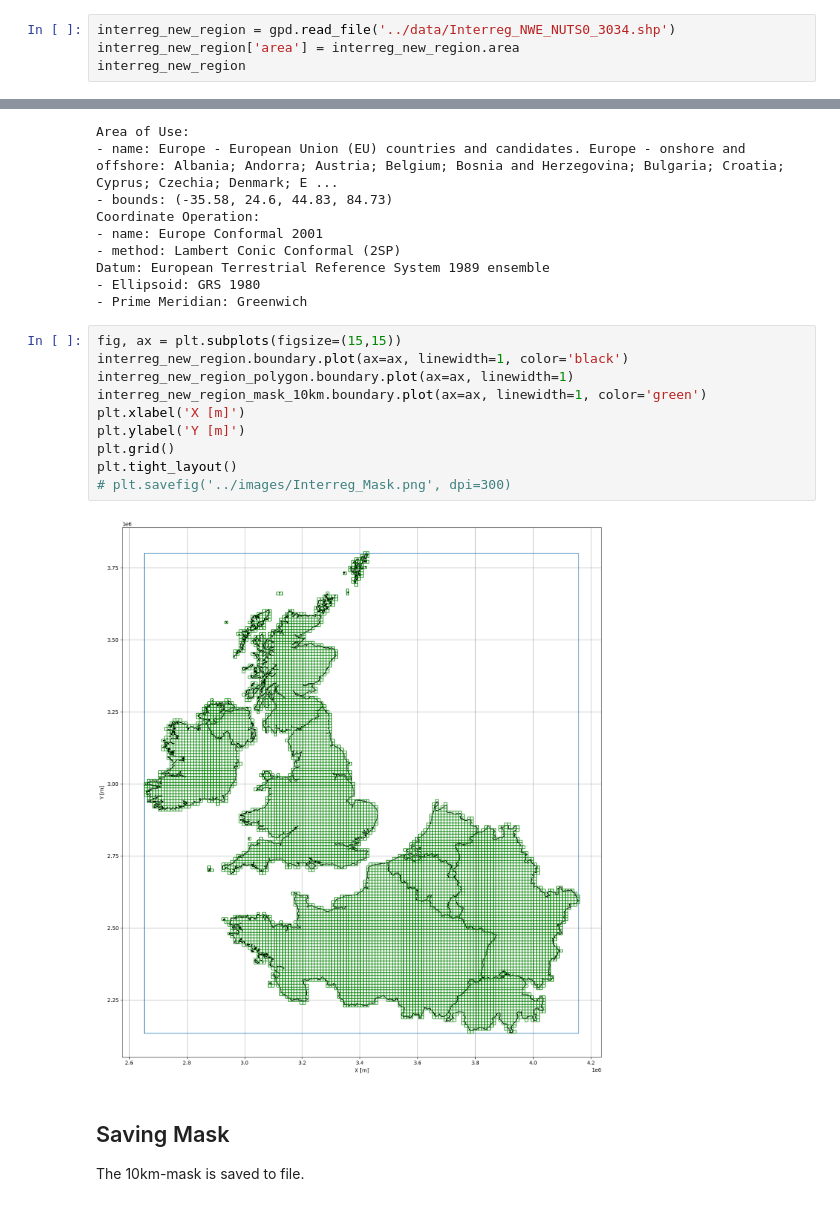
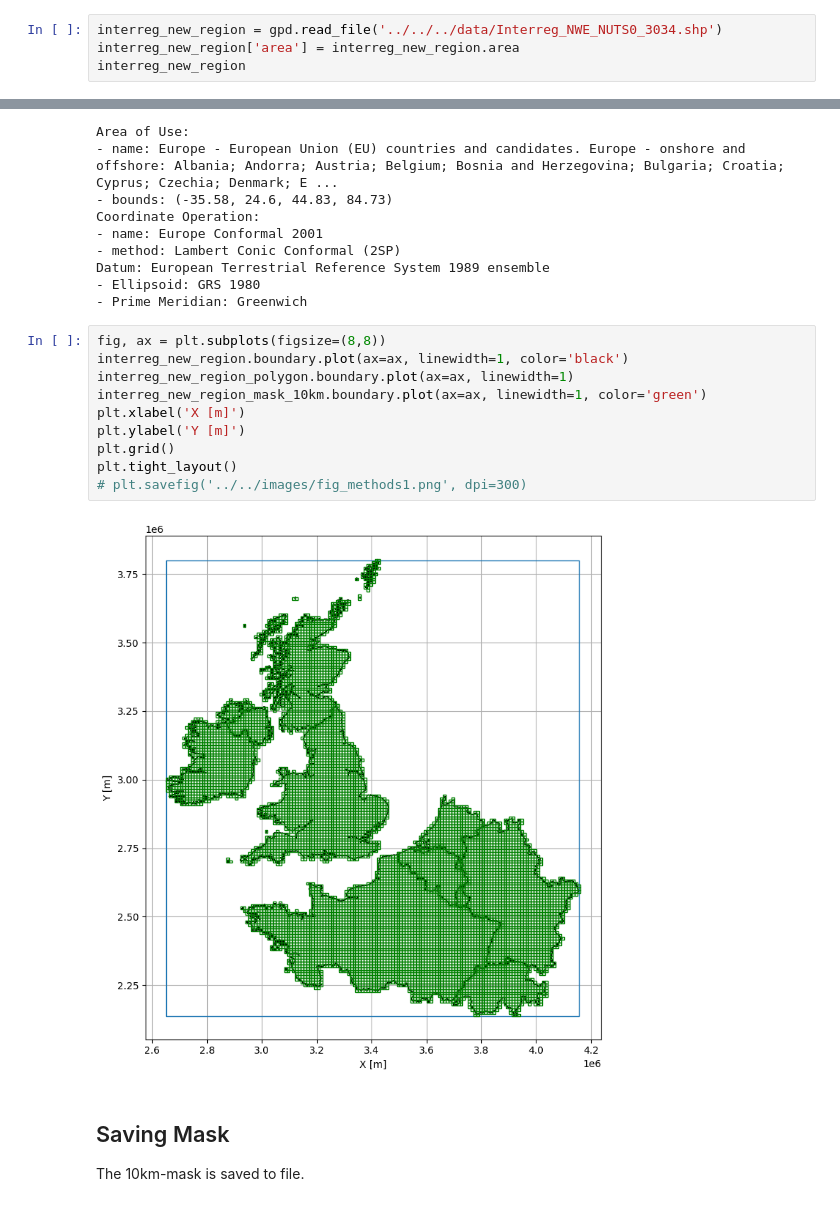
Before and after one commit to AlexanderJuestel/pyheatdemand, a Jupyter notebook: docs/source/notebooks/01_Interreg_NWE_Mask_10km.ipynb, the cells around one changed output, grey strips where cells are left out. Drawn from its saved outputs; the diff is of its cells as text.

```diff
--- a/docs/source/notebooks/01_Interreg_NWE_Mask_10km.ipynb
+++ b/docs/source/notebooks/01_Interreg_NWE_Mask_10km.ipynb
@@ -29,7 +29,7 @@ C:\Users\ale93371\Anaconda3\envs\pygeomechanical\lib\site-packages\numpy\.libs\l
 
 Here, we load the polygons of each country as `GeoDataFrame` to define the mask using `GeoPandas`.
 # %%
-interreg_new_region = gpd.read_file('../data/Interreg_NWE_NUTS0_3034.shp')
+interreg_new_region = gpd.read_file('../../../data/Interreg_NWE_NUTS0_3034.shp')
 interreg_new_region['area'] = interreg_new_region.area
 interreg_new_region
 # %% [output]
@@ -185,17 +185,17 @@ Datum: European Terrestrial Reference System 1989 ensemble
 - Ellipsoid: GRS 1980
 - Prime Meridian: Greenwich
 # %%
-fig, ax = plt.subplots(figsize=(15,15))
+fig, ax = plt.subplots(figsize=(8,8))
 interreg_new_region.boundary.plot(ax=ax, linewidth=1, color='black')
 interreg_new_region_polygon.boundary.plot(ax=ax, linewidth=1)
 interreg_new_region_mask_10km.boundary.plot(ax=ax, linewidth=1, color='green')
 plt.xlabel('X [m]')
 plt.ylabel('Y [m]')
 plt.grid()
 plt.tight_layout()
-# plt.savefig('../images/Interreg_Mask.png', dpi=300)
+# plt.savefig('../../images/fig_methods1.png', dpi=300)
 # %% [output]
-[figure, old version]
+[figure, new version]
 # %% [markdown]
 ## Saving Mask
 
```
Also changed, not shown: parts of 4 cells of this notebook, 5 other files.
